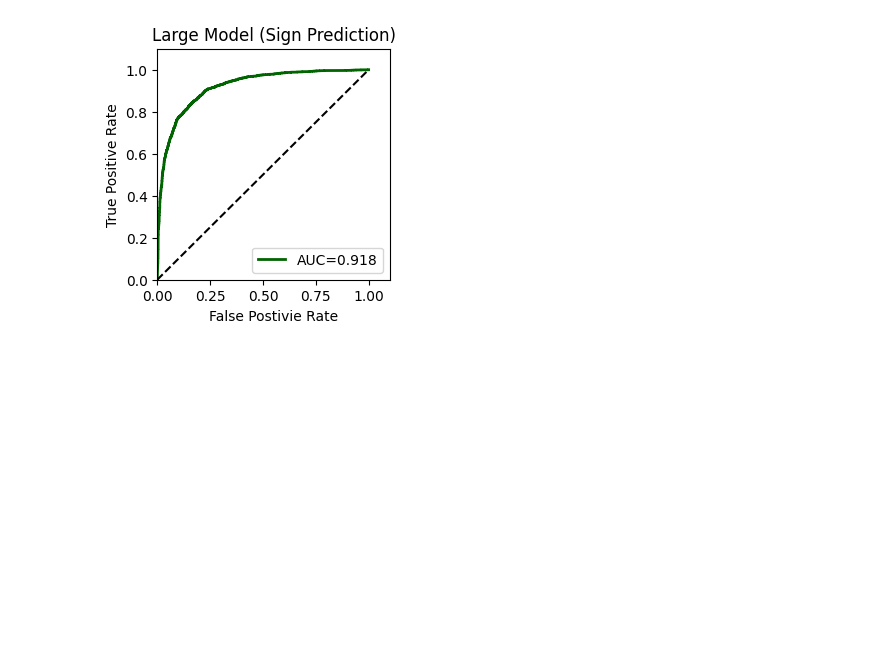
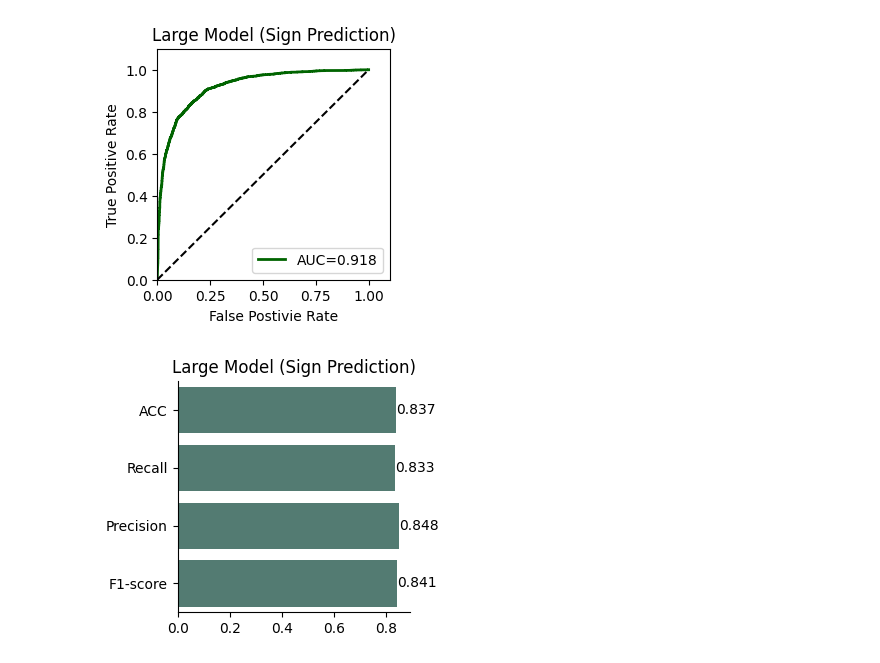
Before and after one commit to Liuzhe30/Methven, a Jupyter notebook: experiment/01-evaluate-performance.ipynb, the cells around one changed output. Cells and saved outputs as stored; diff of their text form; code cells hidden in the pictures; blank space fills up the shorter version.

```diff
--- a/experiment/01-evaluate-performance.ipynb
+++ b/experiment/01-evaluate-performance.ipynb
@@ -130,3 +147,20 @@ plt.show()
 # %% [output]
 AUC :  0.9182621518229475
 [figure]
+# %%
+import numpy as np
+import pandas as pd
+import matplotlib.pyplot as plt
+import seaborn as sns
+
+fig = plt.figure(figsize=(3,3))
+ax = sns.barplot(y=[0,1,2,3], x=[0.837,0.833,0.848,0.841],color='#014C3B',orient="h",alpha=0.7)
+ax.bar_label(ax.containers[0], fontsize=10)
+ax.set_yticklabels(labels = ["ACC", "Recall", "Precision", "F1-score"],fontsize = 10)
+
+sns.despine()
+plt.title('Large Model (Sign Prediction)')
+plt.savefig('images/performance/bar-large.png',dpi=300, bbox_inches = 'tight')
+plt.show()
+# %% [output]
+[figure, added]
```
Also changed, not shown: parts of 1 cell of this notebook, 3 other files.
